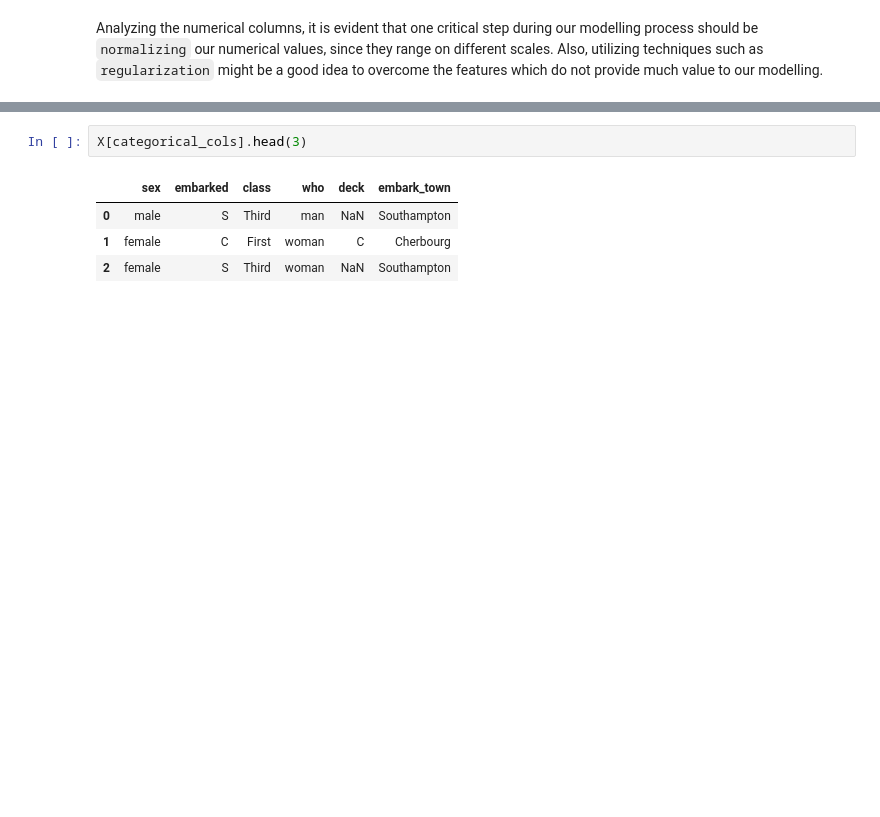
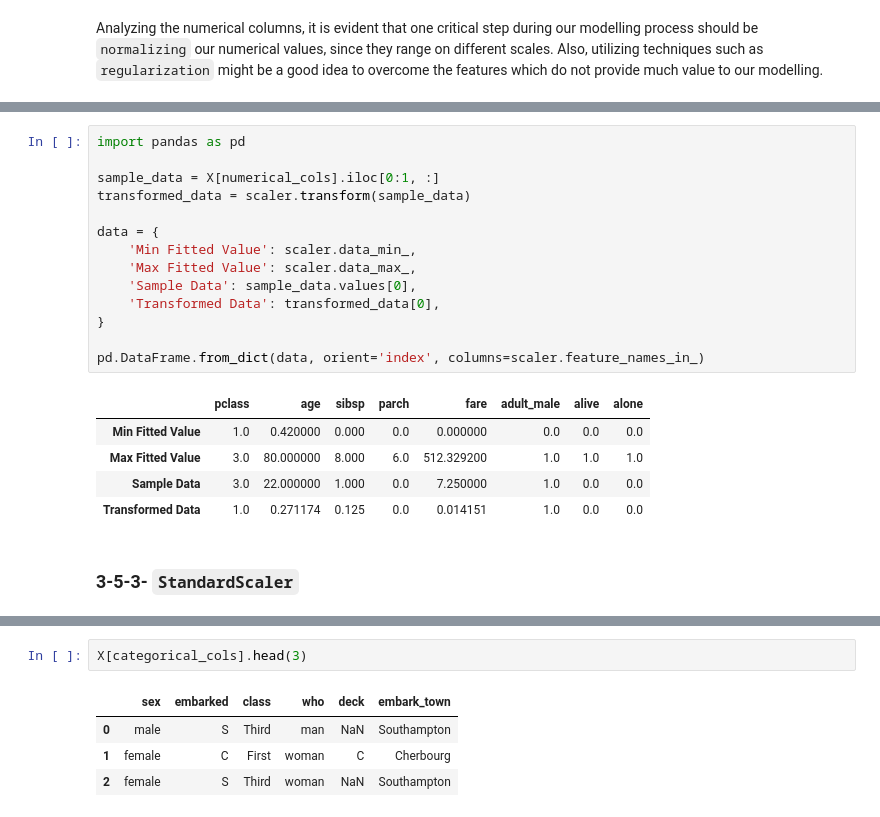
Before and after one commit to tabaraei/Data-Science-Toolkit, a Jupyter notebook: Scikit-Learn.ipynb, the cells around one changed output, grey strips where cells are left out. Saved outputs shown, nothing was run; the diff lists cells and outputs as text; blank space fills up the shorter version.

```diff
--- a/Scikit-Learn.ipynb
+++ b/Scikit-Learn.ipynb
@@ -472,0 +510,22 @@ Analyzing the numerical columns, it is evident that one critical step during our
+# %%
+import pandas as pd
+
+sample_data = X[numerical_cols].iloc[0:1, :]
+transformed_data = scaler.transform(sample_data)
+
+data = {
+    'Min Fitted Value': scaler.data_min_,
+    'Max Fitted Value': scaler.data_max_,
+    'Sample Data': sample_data.values[0],
+    'Transformed Data': transformed_data[0],
+}
+
+pd.DataFrame.from_dict(data, orient='index', columns=scaler.feature_names_in_)
+# %% [output]
+|  | pclass | age | sibsp | parch | fare | adult_male | alive | alone |
+| Min Fitted Value | 1.0 | 0.420000 | 0.000 | 0.0 | 0.000000 | 0.0 | 0.0 | 0.0 |
+| Max Fitted Value | 3.0 | 80.000000 | 8.000 | 6.0 | 512.329200 | 1.0 | 1.0 | 1.0 |
+| Sample Data | 3.0 | 22.000000 | 1.000 | 0.0 | 7.250000 | 1.0 | 0.0 | 0.0 |
+| Transformed Data | 1.0 | 0.271174 | 0.125 | 0.0 | 0.014151 | 1.0 | 0.0 | 0.0 |
+# %% [markdown]
+### 3-5-3- `StandardScaler`
```
Also changed, not shown: parts of 50 cells of this notebook.
